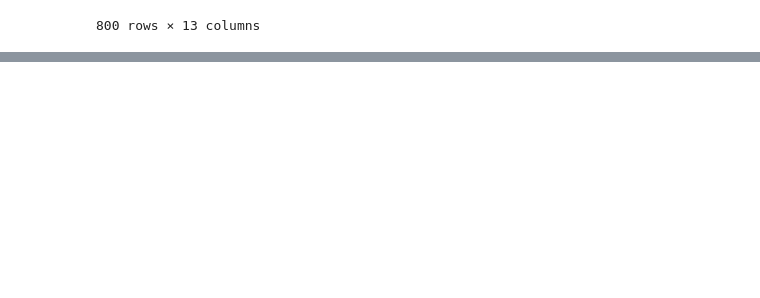
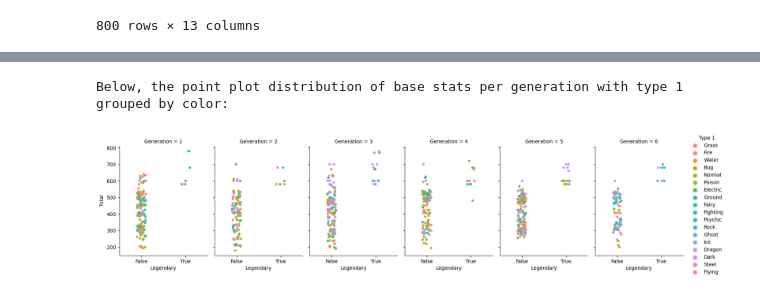
Before and after one commit to LiamLeGoffic/SPLEX_Project, a Jupyter notebook: pokemon_analysis_final.ipynb, the cells around one changed output, grey strips where cells are left out. Cells and saved outputs as stored; diff of their text form; code cells hidden in the pictures; blank space fills up the shorter version.

```diff
--- a/pokemon_analysis_final.ipynb
+++ b/pokemon_analysis_final.ipynb
@@ -91,0 +110,7 @@ The average base stat total for legendaries and non legendaries is respectively
+# %%
+# Similar plot, with confounded type 1 visualisation on a point plot
+print("Below, the point plot distribution of base stats per generation with type 1 grouped by color:")
+base_total_plot_2 = sns.catplot(x = "Legendary", y = "Total", col = "Generation", hue = "Type 1", data = data, height=4, aspect=.7)
+# %% [output]
+Below, the point plot distribution of base stats per generation with type 1 grouped by color:
+[figure, added]
```
Also changed, not shown: parts of 8 cells of this notebook.
